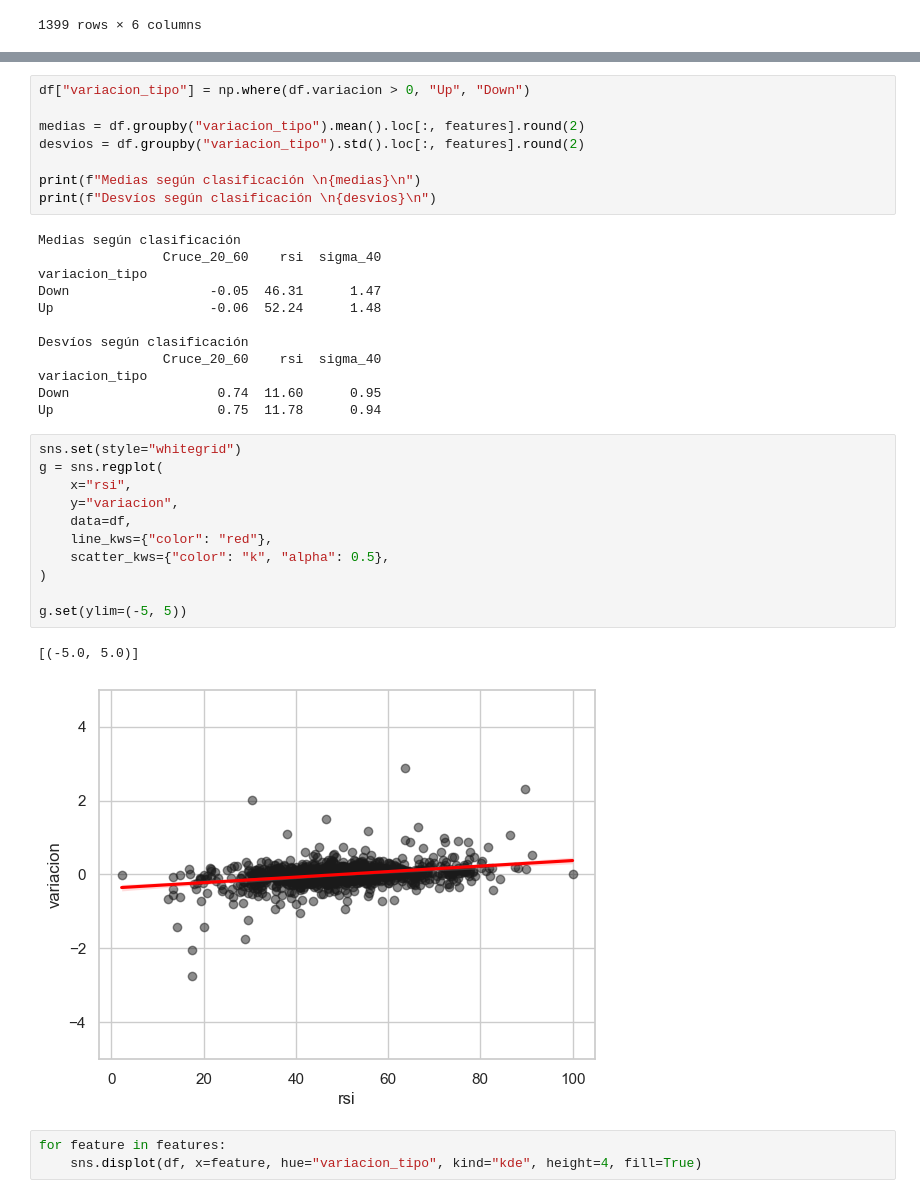
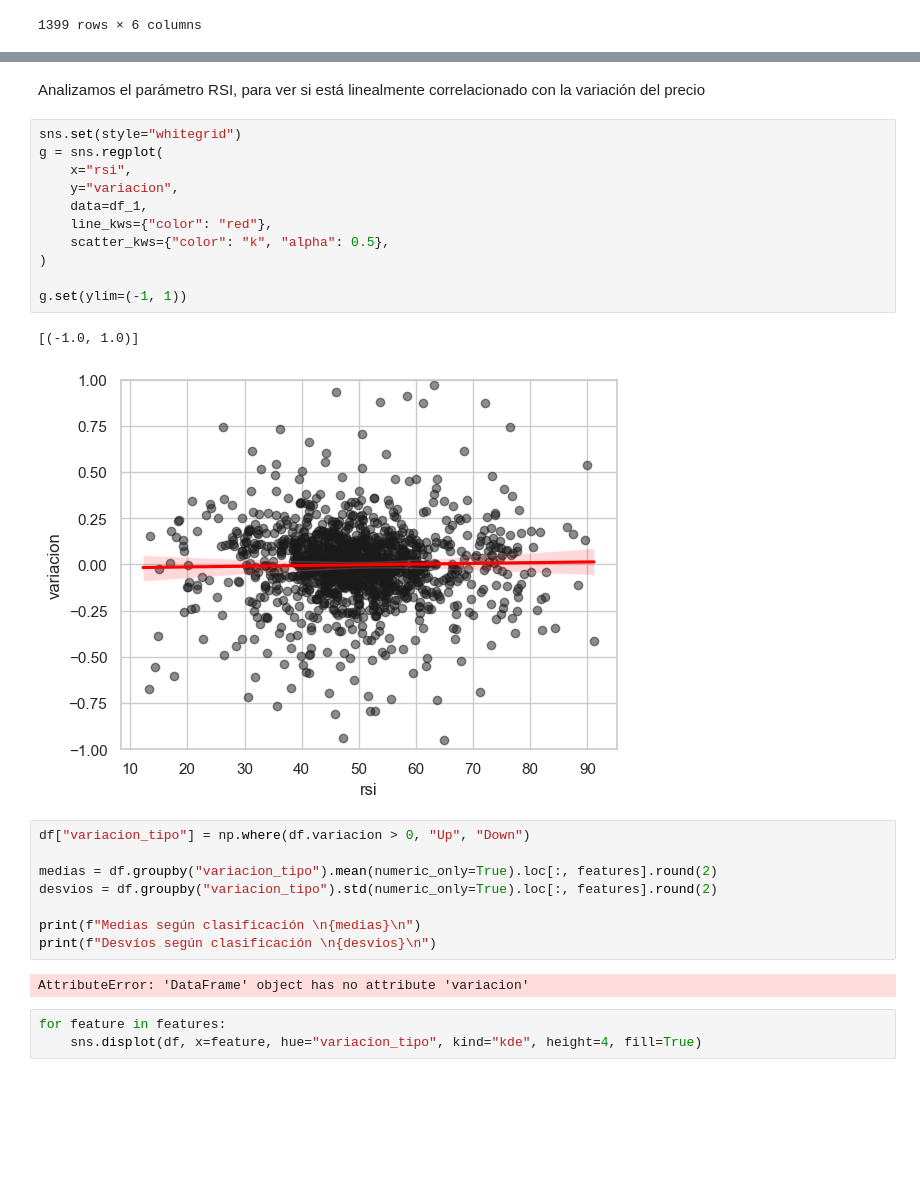
Before and after one commit to jackonedev/TradeGestorV2, a Jupyter notebook: Market_data.ipynb, the cells around one changed output, grey strips where cells are left out. Drawn from its saved outputs; the diff is of its cells as text; blank space fills up the shorter version.

```diff
--- a/Market_data.ipynb
+++ b/Market_data.ipynb
@@ -228,37 +237,29 @@ El r2 con sigma_40 es 0.01
+# %% [markdown]
+Analizamos el parámetro RSI, para ver si está linealmente correlacionado con la variación del precio
+# %%
+sns.set(style="whitegrid")
+g = sns.regplot(
+    x="rsi",
+    y="variacion",
+    data=df_1,
+    line_kws={"color": "red"},
+    scatter_kws={"color": "k", "alpha": 0.5},
+)
+
+g.set(ylim=(-1, 1))
+# %% [output]
+[(-1.0, 1.0)]
+[figure, added]
 # %%
 df["variacion_tipo"] = np.where(df.variacion > 0, "Up", "Down")
 
-medias = df.groupby("variacion_tipo").mean().loc[:, features].round(2)
-desvios = df.groupby("variacion_tipo").std().loc[:, features].round(2)
+medias = df.groupby("variacion_tipo").mean(numeric_only=True).loc[:, features].round(2)
+desvios = df.groupby("variacion_tipo").std(numeric_only=True).loc[:, features].round(2)
 
 print(f"Medias según clasificación \n{medias}\n")
 print(f"Desvíos según clasificación \n{desvios}\n")
 # %% [output]
-Medias según clasificación
-                Cruce_20_60    rsi  sigma_40
-variacion_tipo
-Down                  -0.05  46.31      1.47
-Up                    -0.06  52.24      1.48
-
-Desvíos según clasificación
-                Cruce_20_60    rsi  sigma_40
-variacion_tipo
-Down                   0.74  11.60      0.95
-Up                     0.75  11.78      0.94
+AttributeError: 'DataFrame' object has no attribute 'variacion'
-# %%
-sns.set(style="whitegrid")
-g = sns.regplot(
-    x="rsi",
-    y="variacion",
-    data=df,
-    line_kws={"color": "red"},
-    scatter_kws={"color": "k", "alpha": 0.5},
-)
-
-g.set(ylim=(-5, 5))
-# %% [output]
-[(-5.0, 5.0)]
-[figure, removed]
 # %%
 for feature in features:
     sns.displot(df, x=feature, hue="variacion_tipo", kind="kde", height=4, fill=True)
```
Also changed, not shown: parts of 15 cells of this notebook, 7 other files.
